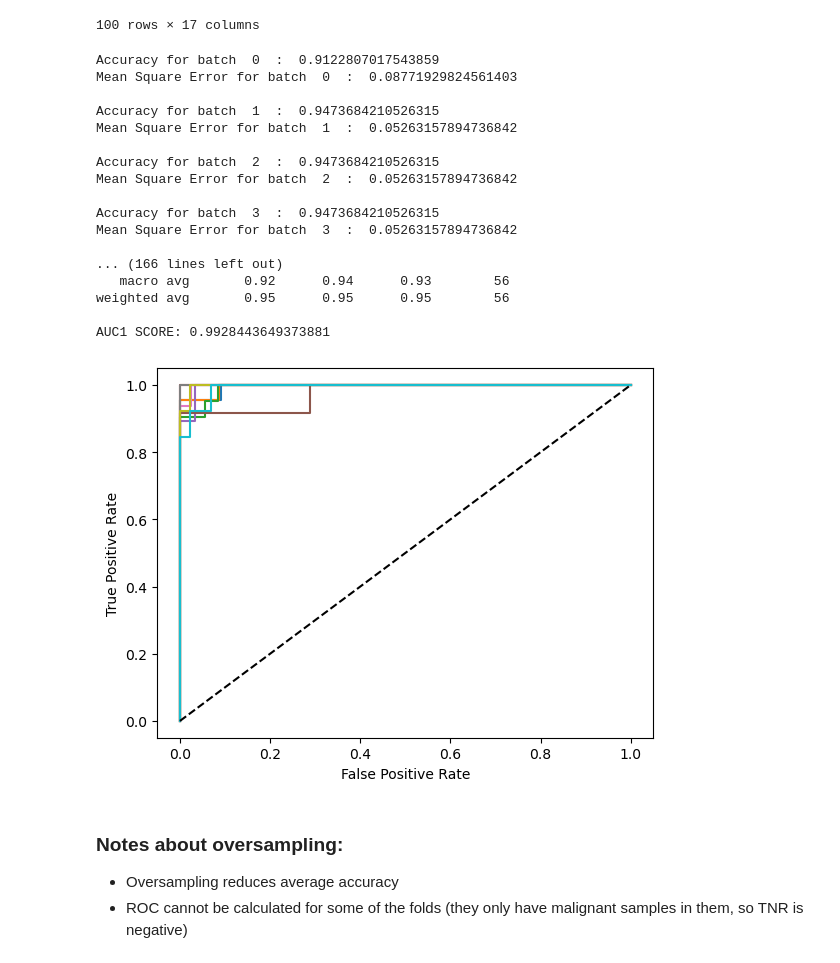
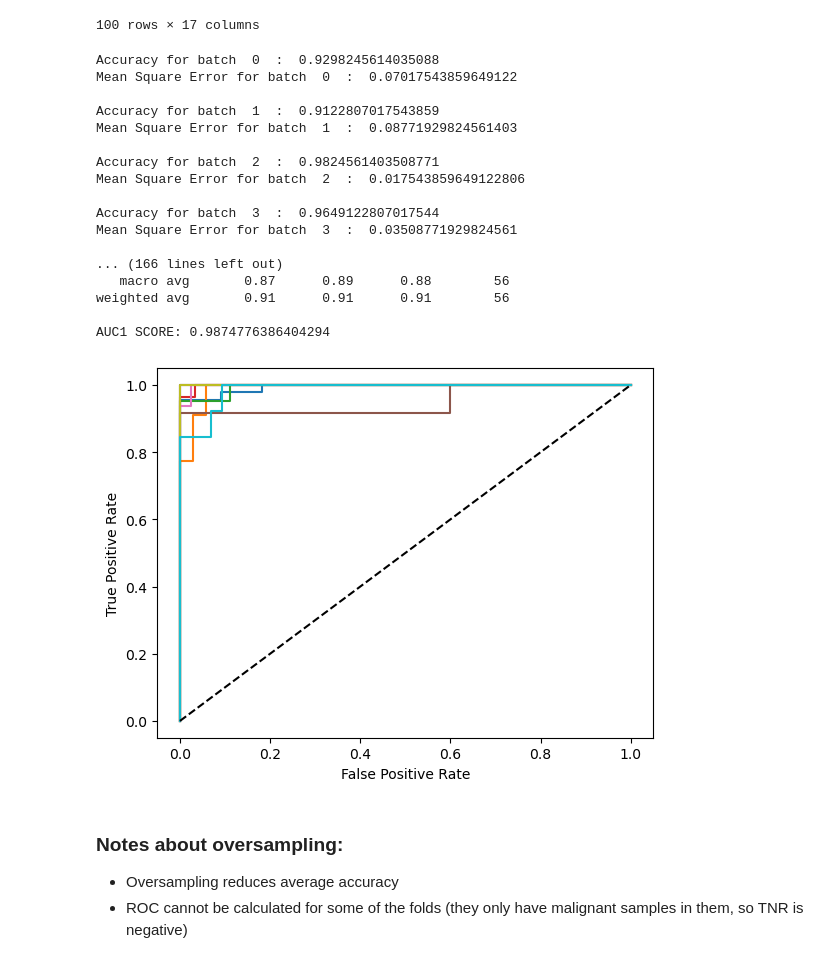
Before and after one commit to nathan-dcruz/ECS171-G32, a Jupyter notebook: SVM-Model.ipynb, the cells around one changed output. Cells and saved outputs as stored; diff of their text form; code cells hidden in the pictures.

```diff
--- a/SVM-Model.ipynb
+++ b/SVM-Model.ipynb
@@ -63,6 +62,11 @@ Name: diagnosis_B, Length: 569, dtype: int64
 # %%
 X = df.drop(columns=['diagnosis_B'])
 y = df['diagnosis_B']
+
+# Normalization
+scaler = preprocessing.MinMaxScaler(feature_range=(0, 1))
+X_rescaled = scaler.fit_transform(X)
+X = pd.DataFrame(data = X_rescaled, columns = X.columns)
 
 def KFoldAnalyze(X, y, K):
     kf = KFold(n_splits=K)
@@ -132,45 +136,45 @@ def KFoldAnalyze(X, y, K):
         tpr = tp / (tp + fn) # RECALL/SENSITIVITY
         print(f"TPR: {tpr}")
 
         tnr = tn / (tn + fp) # SPECIFICITY
         print(f"TNR: {tnr}")
 
         print(classification_report(y_test, y_pred))
 
         try:
             fpr1, tpr1, thresholds1 = roc_curve(y_test, y_prob[:, 1])
             auc1 = roc_auc_score(y_test, y_prob[:, 1])
         except ValueError:
             pass
 
         # separate these properly later
         plt.plot(fpr1, tpr1)
         print(f"AUC1 SCORE: {auc1}")
 
     plt.xlabel('False Positive Rate')
     plt.ylabel('True Positive Rate')
     plt.plot([0, 1], [0, 1], "k--", label="chance level (AUC = 0.5)")
     plt.show()
 KFoldAnalyze(X, y, KFOLD_SPLITS)
 # %% [output]
-Accuracy for batch  0  :  0.9122807017543859
-Mean Square Error for batch  0  :  0.08771929824561403
+Accuracy for batch  0  :  0.9298245614035088
+Mean Square Error for batch  0  :  0.07017543859649122
 
-Accuracy for batch  1  :  0.9473684210526315
-Mean Square Error for batch  1  :  0.05263157894736842
+Accuracy for batch  1  :  0.9122807017543859
+Mean Square Error for batch  1  :  0.08771929824561403
 
-Accuracy for batch  2  :  0.9473684210526315
-Mean Square Error for batch  2  :  0.05263157894736842
+Accuracy for batch  2  :  0.9824561403508771
+Mean Square Error for batch  2  :  0.017543859649122806
 
-Accuracy for batch  3  :  0.9473684210526315
-Mean Square Error for batch  3  :  0.05263157894736842
+Accuracy for batch  3  :  0.9649122807017544
+Mean Square Error for batch  3  :  0.03508771929824561
 
 ... (166 lines left out)
-   macro avg       0.92      0.94      0.93        56
-weighted avg       0.95      0.95      0.95        56
+   macro avg       0.87      0.89      0.88        56
+weighted avg       0.91      0.91      0.91        56
 
-AUC1 SCORE: 0.9928443649373881
+AUC1 SCORE: 0.9874776386404294
-[figure, old version]
+[figure, new version]
 # %% [markdown]
 ### Notes about oversampling:
 - Oversampling reduces average accuracy
```
Also changed, not shown: parts of 3 cells of this notebook, 2 other files.
